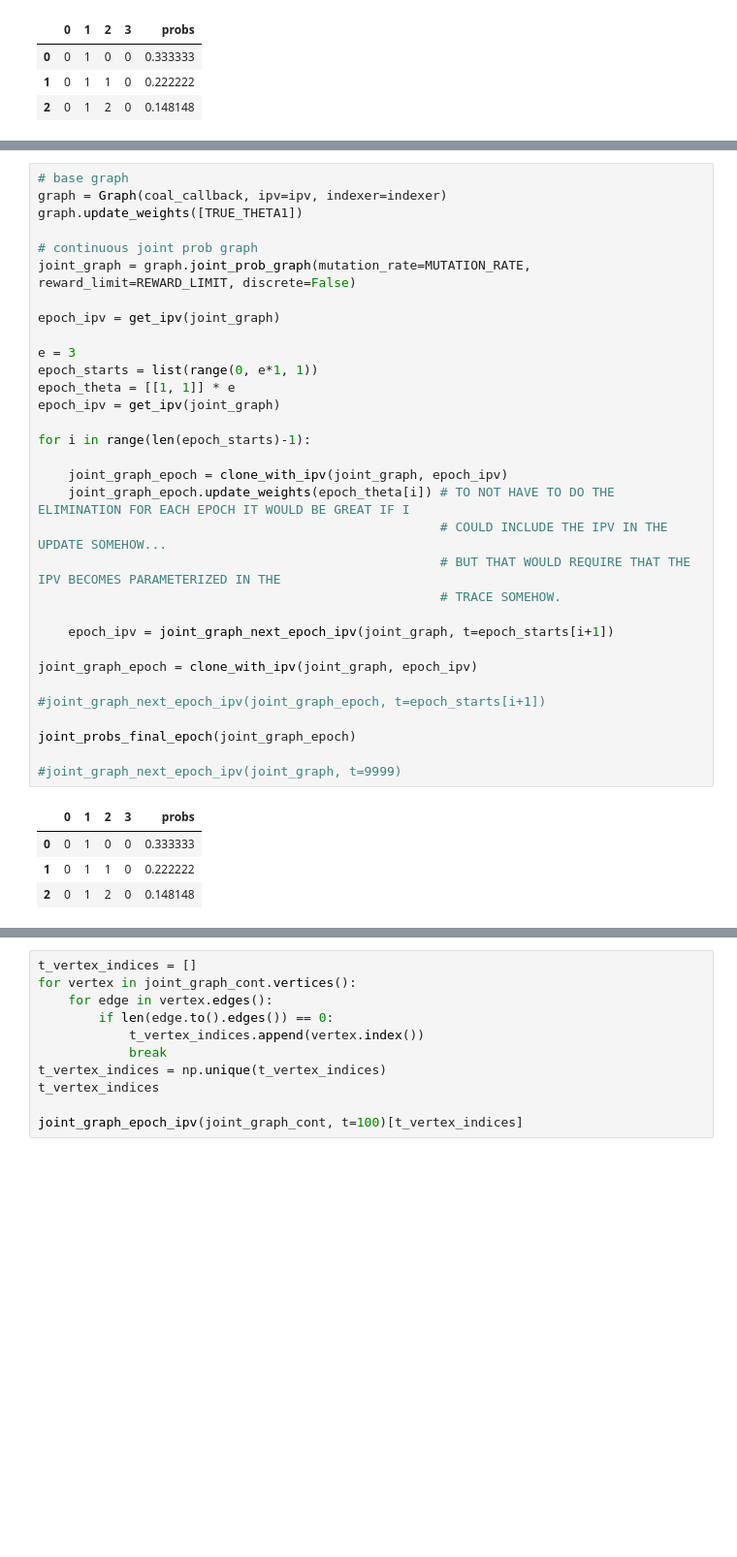
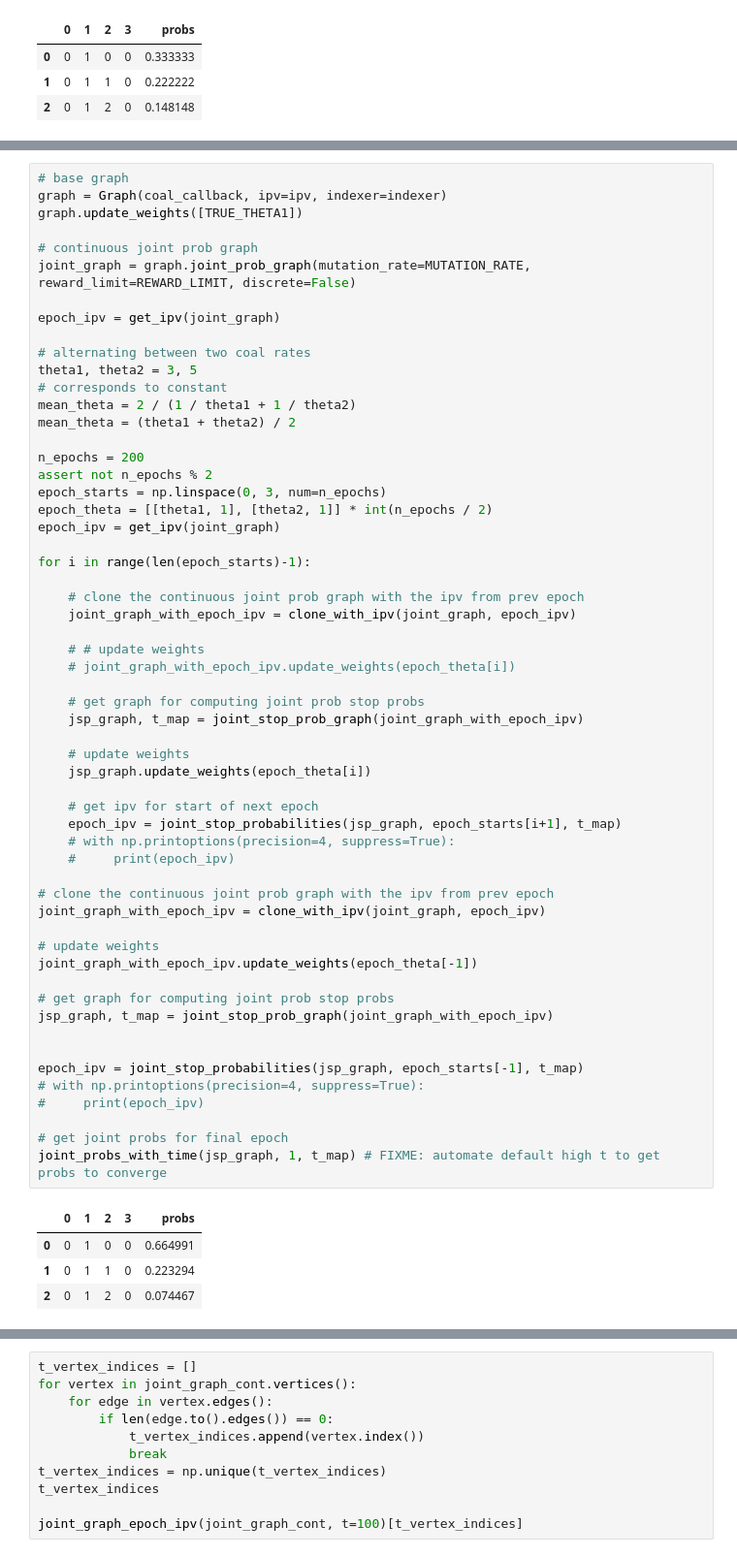
Before and after one commit to munch-group/phasic, a Jupyter notebook: docs/pages/tutorial/time_inhom_joint_prob.ipynb, the cells around one changed output, grey strips where cells are left out. Shown at 97% size. Cells and saved outputs as stored; diff of their text form; blank space fills up the shorter version.

```diff
--- a/docs/pages/tutorial/time_inhom_joint_prob.ipynb
+++ b/docs/pages/tutorial/time_inhom_joint_prob.ipynb
@@ -274,37 +288,62 @@ joint_probs_with_time(g, 100, tmap)
 # %%
 # base graph
 graph = Graph(coal_callback, ipv=ipv, indexer=indexer)
 graph.update_weights([TRUE_THETA1])
 
 # continuous joint prob graph
 joint_graph = graph.joint_prob_graph(mutation_rate=MUTATION_RATE, reward_limit=REWARD_LIMIT, discrete=False)
 
 epoch_ipv = get_ipv(joint_graph)
 
-e = 3
-epoch_starts = list(range(0, e*1, 1))
-epoch_theta = [[1, 1]] * e
+# alternating between two coal rates
+theta1, theta2 = 3, 5
+# corresponds to constant
+mean_theta = 2 / (1 / theta1 + 1 / theta2)
+mean_theta = (theta1 + theta2) / 2
+
+n_epochs = 200
+assert not n_epochs % 2
+epoch_starts = np.linspace(0, 3, num=n_epochs)
+epoch_theta = [[theta1, 1], [theta2, 1]] * int(n_epochs / 2)
 epoch_ipv = get_ipv(joint_graph)
 
 for i in range(len(epoch_starts)-1):
 
-    joint_graph_epoch = clone_with_ipv(joint_graph, epoch_ipv)
-    joint_graph_epoch.update_weights(epoch_theta[i]) # TO NOT HAVE TO DO THE ELIMINATION FOR EACH EPOCH IT WOULD BE GREAT IF I
-                                                     # COULD INCLUDE THE IPV IN THE UPDATE SOMEHOW...
-                                                     # BUT THAT WOULD REQUIRE THAT THE IPV BECOMES PARAMETERIZED IN THE
-                                                     # TRACE SOMEHOW.
+    # clone the continuous joint prob graph with the ipv from prev epoch
+    joint_graph_with_epoch_ipv = clone_with_ipv(joint_graph, epoch_ipv)
 
-    epoch_ipv = joint_graph_next_epoch_ipv(joint_graph, t=epoch_starts[i+1])
+    # # update weights
+    # joint_graph_with_epoch_ipv.update_weights(epoch_theta[i])
 
-joint_graph_epoch = clone_with_ipv(joint_graph, epoch_ipv)
+    # get graph for computing joint prob stop probs
+    jsp_graph, t_map = joint_stop_prob_graph(joint_graph_with_epoch_ipv)
 
-#joint_graph_next_epoch_ipv(joint_graph_epoch, t=epoch_starts[i+1])
+    # update weights
+    jsp_graph.update_weights(epoch_theta[i])
 
-joint_probs_final_epoch(joint_graph_epoch)
+    # get ipv for start of next epoch
+    epoch_ipv = joint_stop_probabilities(jsp_graph, epoch_starts[i+1], t_map)
+    # with np.printoptions(precision=4, suppress=True):
+    #     print(epoch_ipv)
 
-#joint_graph_next_epoch_ipv(joint_graph, t=9999)
+# clone the continuous joint prob graph with the ipv from prev epoch
+joint_graph_with_epoch_ipv = clone_with_ipv(joint_graph, epoch_ipv)
+
+# update weights
+joint_graph_with_epoch_ipv.update_weights(epoch_theta[-1])
+
+# get graph for computing joint prob stop probs
+jsp_graph, t_map = joint_stop_prob_graph(joint_graph_with_epoch_ipv)
+
+
+epoch_ipv = joint_stop_probabilities(jsp_graph, epoch_starts[-1], t_map)
+# with np.printoptions(precision=4, suppress=True):
+#     print(epoch_ipv)
+
+# get joint probs for final epoch
+joint_probs_with_time(jsp_graph, 1, t_map) # FIXME: automate default high t to get probs to converge
 # %% [output]
 |  | 0 | 1 | 2 | 3 | probs |
-| 0 | 0 | 1 | 0 | 0 | 0.333333 |
-| 1 | 0 | 1 | 1 | 0 | 0.222222 |
-| 2 | 0 | 1 | 2 | 0 | 0.148148 |
+| 0 | 0 | 1 | 0 | 0 | 0.664991 |
+| 1 | 0 | 1 | 1 | 0 | 0.223294 |
+| 2 | 0 | 1 | 2 | 0 | 0.074467 |
```
Also changed, not shown: parts of 12 cells of this notebook.
